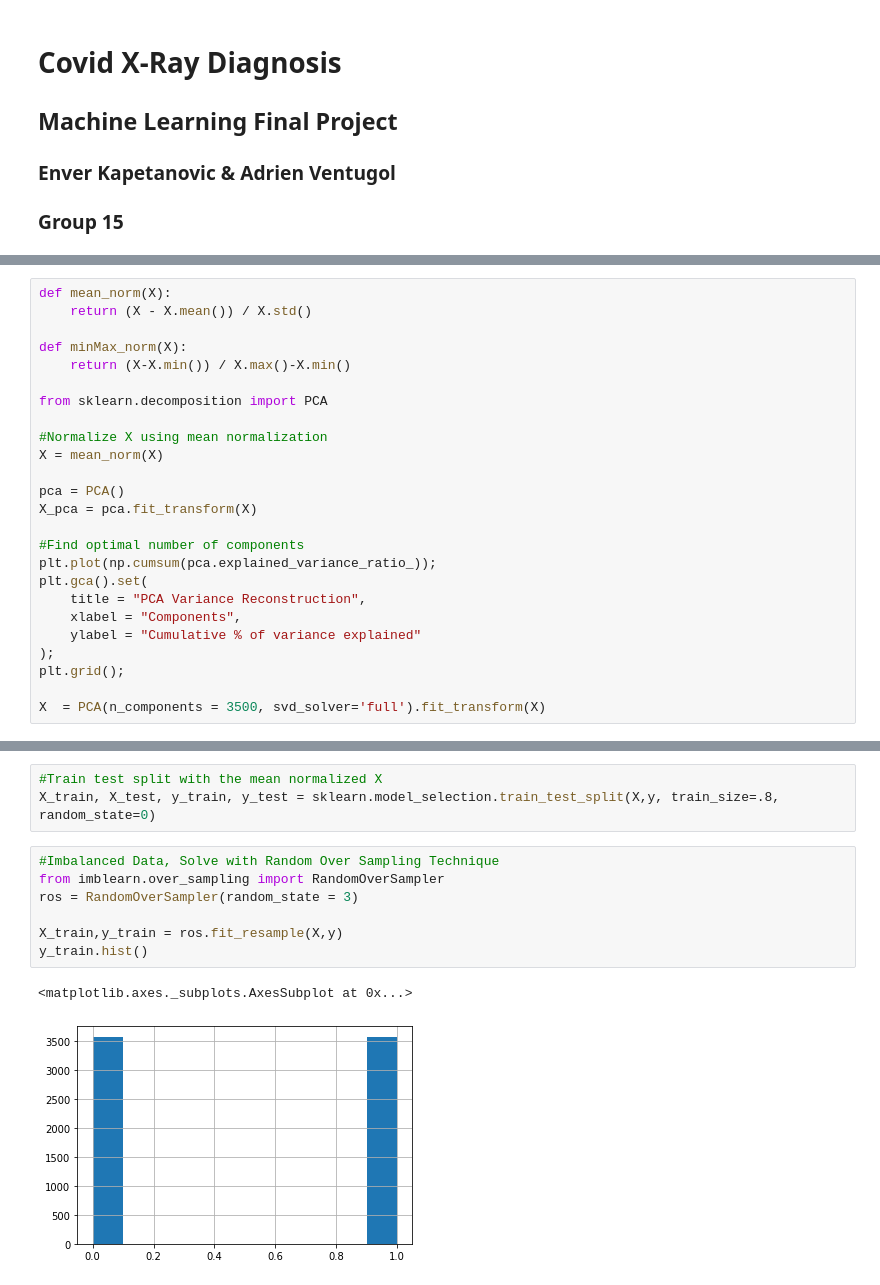
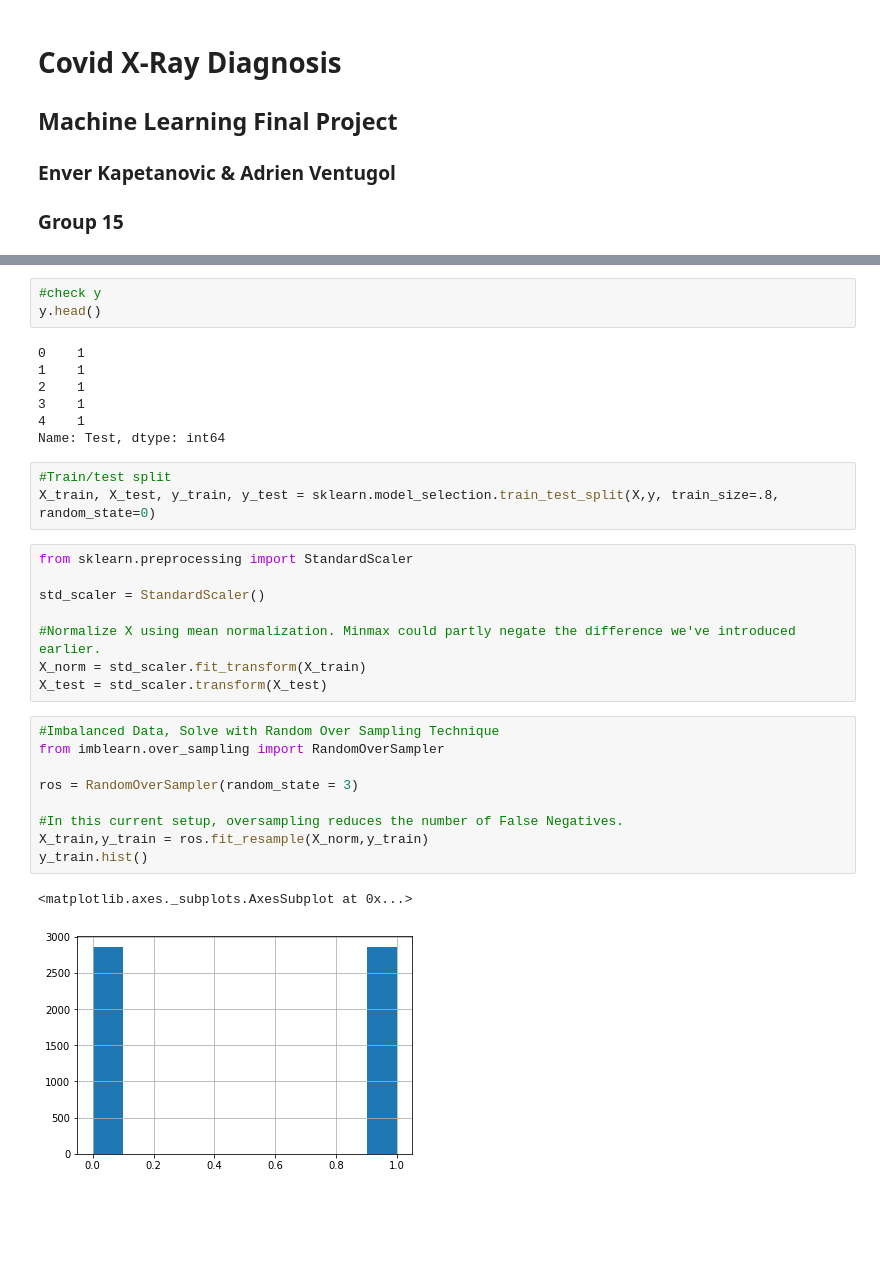
Before and after one commit to kapetanenver/MachineLearningProject, a Jupyter notebook: MLProjectAdrien.ipynb, the cells around one changed output, grey strips where cells are left out. Drawn from its saved outputs; the diff is of its cells as text; blank space fills up the shorter version.

```diff
--- a/MLProjectAdrien.ipynb
+++ b/MLProjectAdrien.ipynb
@@ -60,25 +47,0 @@ Length: 3764, dtype: object
-# %%
-def mean_norm(X):
-    return (X - X.mean()) / X.std()
-
-def minMax_norm(X):
-    return (X-X.min()) / X.max()-X.min()
-
-from sklearn.decomposition import PCA
-
-#Normalize X using mean normalization
-X = mean_norm(X)
-
-pca = PCA()
-X_pca = pca.fit_transform(X)
-
-#Find optimal number of components
-plt.plot(np.cumsum(pca.explained_variance_ratio_));
-plt.gca().set(
-    title = "PCA Variance Reconstruction",
-    xlabel = "Components",
-    ylabel = "Cumulative % of variance explained"
-);
-plt.grid();
-
-X  = PCA(n_components = 3500, svd_solver='full').fit_transform(X)
@@ -87,15 +59,35 @@ X  = PCA(n_components = 3500, svd_solver='full').fit_transform(X)
+# %%
+#check y
+y.head()
+# %% [output]
+0    1
+1    1
+2    1
+3    1
+4    1
+Name: Test, dtype: int64
 # %%
-#Train test split with the mean normalized X
+#Train/test split
 X_train, X_test, y_train, y_test = sklearn.model_selection.train_test_split(X,y, train_size=.8, random_state=0)
+# %%
+from sklearn.preprocessing import StandardScaler
+
+std_scaler = StandardScaler()
+
+#Normalize X using mean normalization. Minmax could partly negate the difference we've introduced earlier.
+X_norm = std_scaler.fit_transform(X_train)
+X_test = std_scaler.transform(X_test)
 # %%
 #Imbalanced Data, Solve with Random Over Sampling Technique
 from imblearn.over_sampling import RandomOverSampler
+
 ros = RandomOverSampler(random_state = 3)
 
-X_train,y_train = ros.fit_resample(X,y)
+#In this current setup, oversampling reduces the number of False Negatives.
+X_train,y_train = ros.fit_resample(X_norm,y_train)
 y_train.hist()
 # %% [output]
 <matplotlib.axes._subplots.AxesSubplot at 0x...>
-[figure, old version]
+[figure, new version]
 # %%
 from sklearn.naive_bayes import BernoulliNB
```
Also changed, not shown: parts of 22 cells of this notebook, 3 other files.
